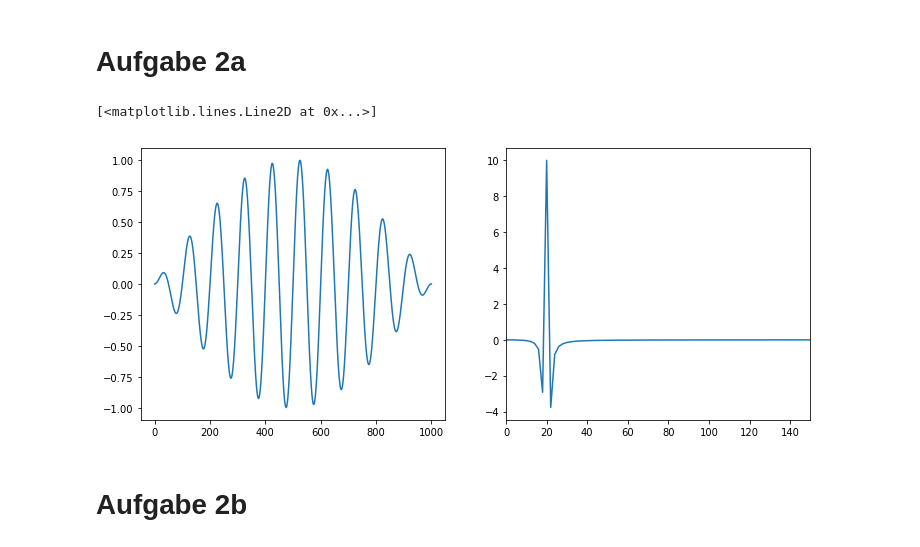
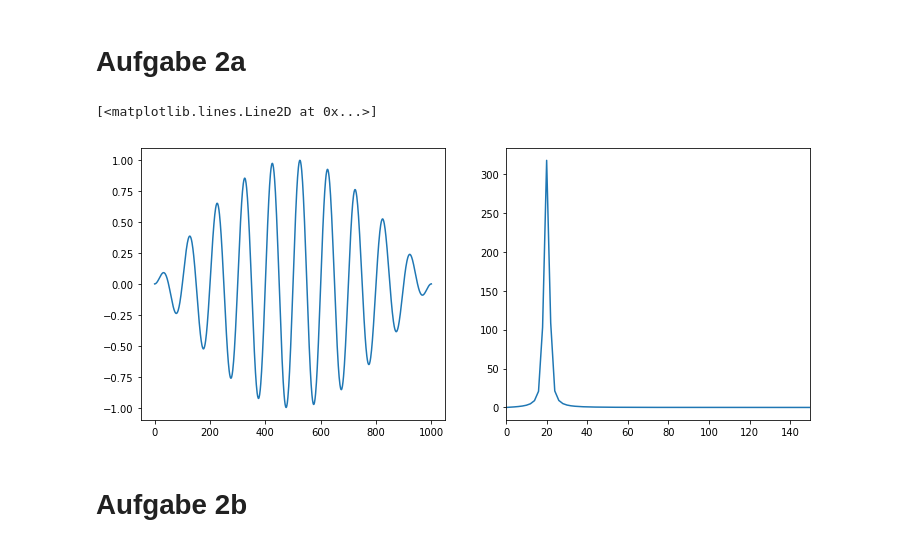
Before and after one commit to angewandte-mathe/Angewandte-Mathe, a Jupyter notebook: Blatt 2/Blatt 2.ipynb, the cells around one changed output. Drawn from its saved outputs; the diff is of its cells as text; code cells hidden in the pictures.

```diff
--- a/Blatt 2/Blatt 2.ipynb
+++ b/Blatt 2/Blatt 2.ipynb
@@ -8,20 +8,20 @@ from numpy.fft import rfft,irfft
 # %%
 fig, ax = plt.subplots(1,2,figsize = (12,5))
 
 n = np.linspace(0,1000,1000)
 nf = np.linspace(0,1000,501)
 N = 1000
 
 yn = np.sin(np.pi * n/N) * np.sin(20 * np.pi* n/N)
 
 fourier = rfft(yn)
 
 plt.xlim(0,150)
 ax[0].plot(n,yn)
-ax[1].plot(nf,fourier)
+ax[1].plot(nf,abs(fourier))
 # %% [output]
 [<matplotlib.lines.Line2D at 0x...>]
-[figure, old version]
+[figure, new version]
 # %% [markdown]
 # Aufgabe 2b
 # %%
```
